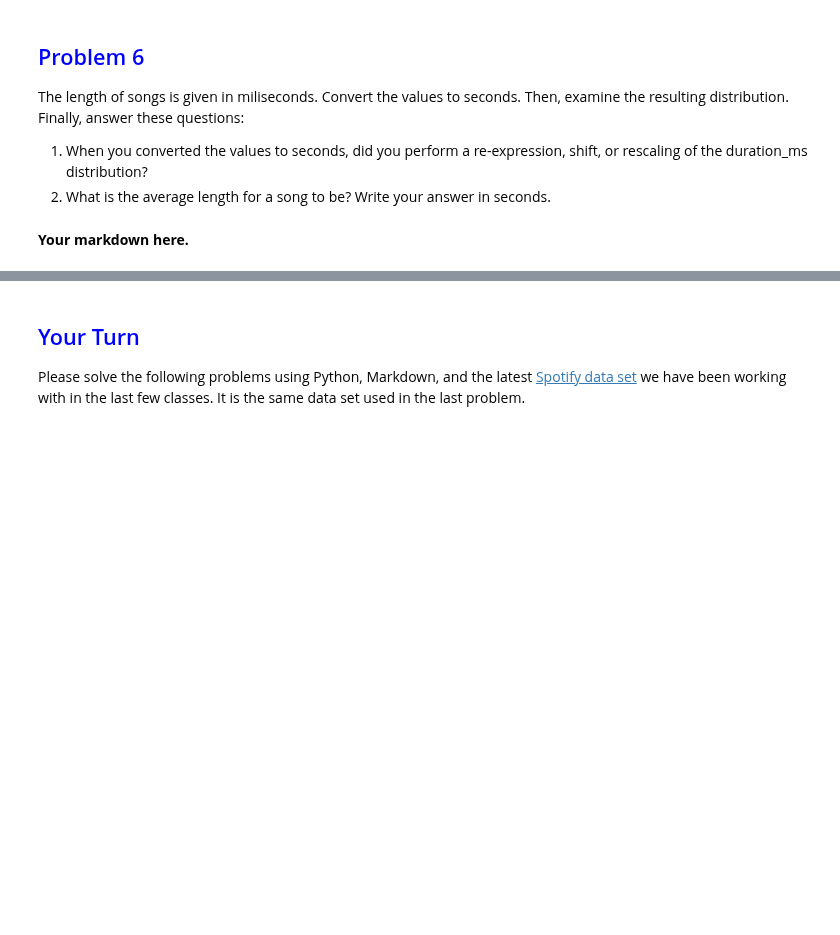
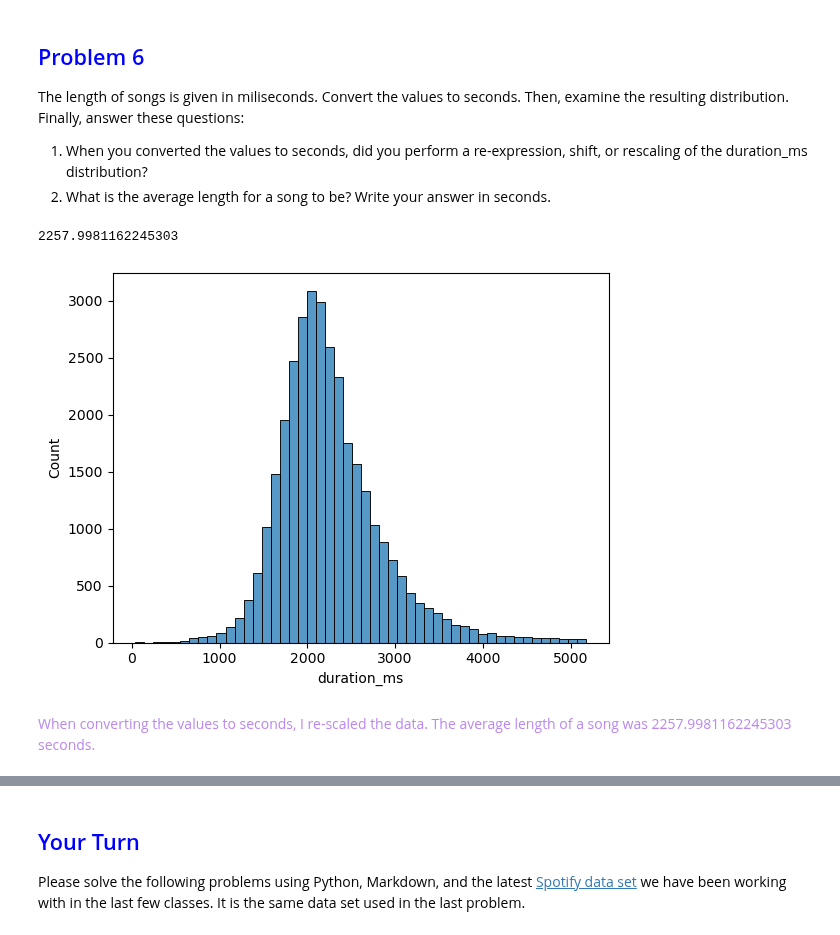
Before and after one commit to Asiandra/Artificial_Intelligence, a Jupyter notebook: Semester 1/Problem Set/Problem Set - Transforming Data.ipynb, the cells around one changed output, grey strips where cells are left out. Cells and saved outputs as stored; diff of their text form; code cells hidden in the pictures; blank space fills up the shorter version.

```diff
--- a/Semester 1/Problem Set/Problem Set - Transforming Data.ipynb
+++ b/Semester 1/Problem Set/Problem Set - Transforming Data.ipynb
@@ -180,9 +231,17 @@ The length of songs is given in miliseconds. Convert the values to seconds. Then
 1. When you converted the values to seconds, did you perform a re-expression, shift, or rescaling of the duration_ms distribution?
 2. What is the average length for a song to be? Write your answer in seconds.
 # %%
-# Your code here.
+df = pd.read_csv('spotify_songs.csv')
+
+df['duration_ms']=df['duration_ms']/100
+sns.histplot(data=df, x='duration_ms', bins=50)
+duration=df['duration_ms'].mean()
+print(duration)
+# %% [output]
+2257.9981162245303
+[figure, added]
 # %% [markdown]
-**Your markdown here.**
+<span style="color: #bb89ef">When converting the values to seconds, I re-scaled the data. The average length of a song was 2257.9981162245303 seconds.</spam>
 # %% [markdown]
 # Is it Normal?
 Remember, you should only calculate the standard deviation of a normal distributions (roughly symmetric and unimodal, looks like a bell). Yes, you can draw the histogram to visually confirm if it is "normal enough", but is there a better way to tell?
```
Also changed, not shown: parts of 7 cells of this notebook, 1 other file.
